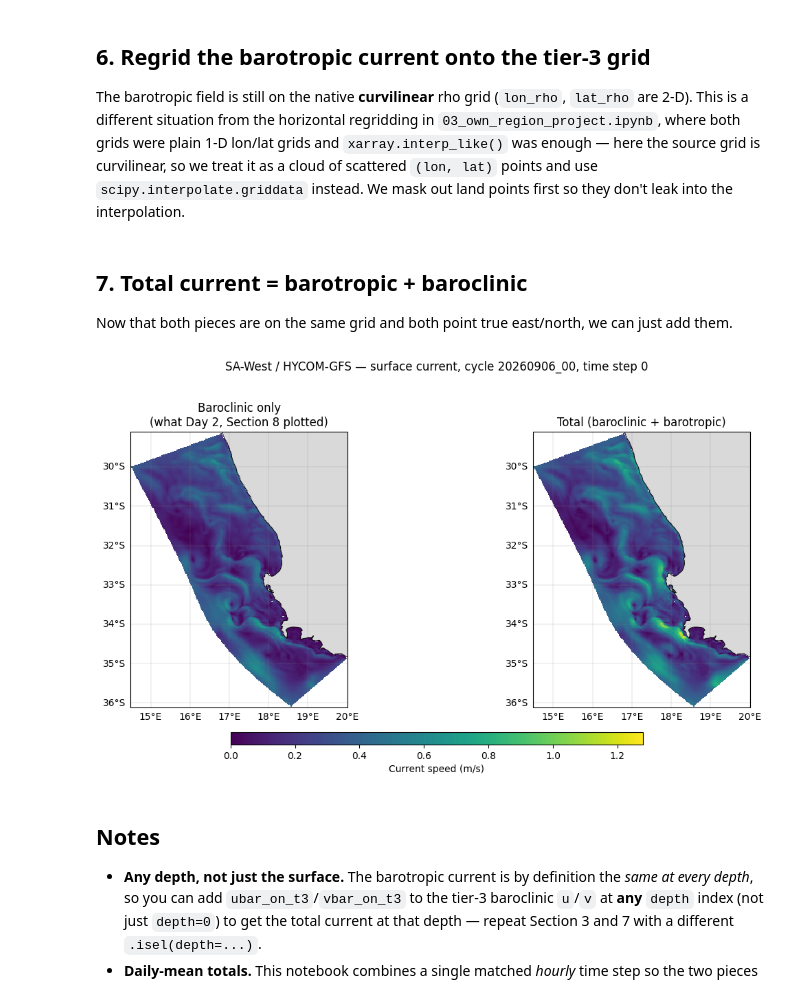
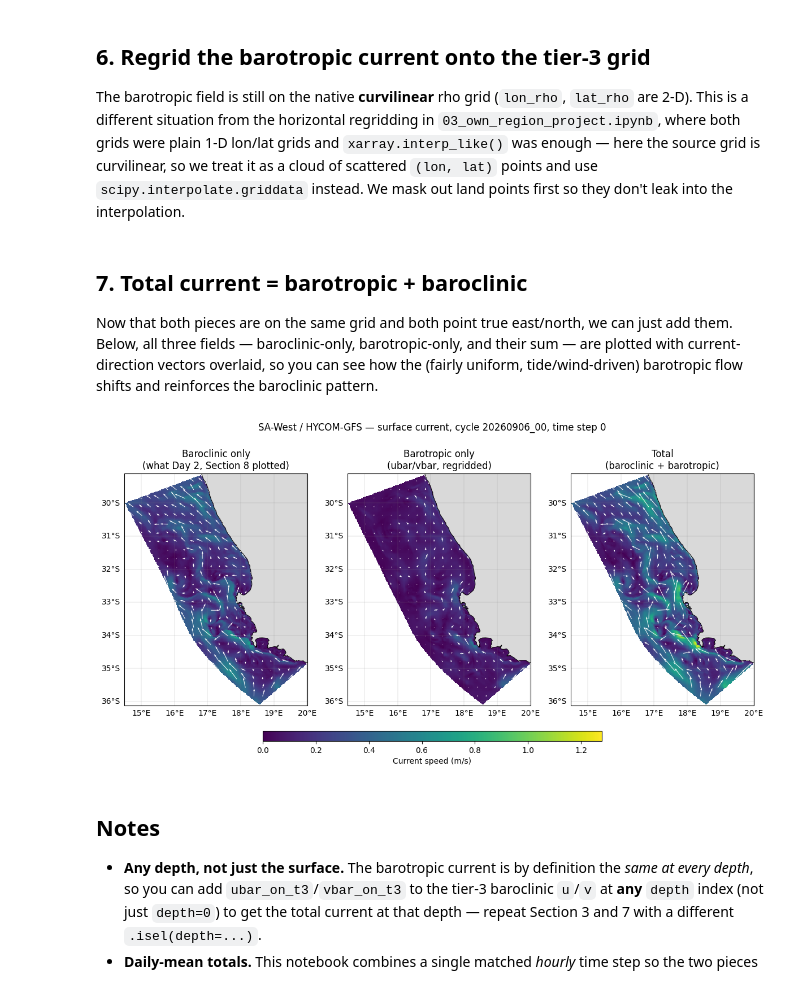
Before and after one commit to lilleannette/Operational-oceanography-tutorials, a Jupyter notebook: 02b_SOMISANA_total_current.ipynb, the cells around one changed output. Saved outputs shown, nothing was run; the diff lists cells and outputs as text; code cells hidden in the pictures.

```diff
--- a/02b_SOMISANA_total_current.ipynb
+++ b/02b_SOMISANA_total_current.ipynb
@@ -163,44 +163,62 @@ vbar_on_t3 = griddata(points, vbar_north[ocean], (lon_t3, lat_t3), method="linea
 # %% [markdown]
 ## 7. Total current = barotropic + baroclinic
 
-Now that both pieces are on the same grid and both point true east/north, we can just add them.
+Now that both pieces are on the same grid and both point true east/north, we can just add them. Below, all three fields — baroclinic-only, barotropic-only, and their sum — are plotted with current-direction vectors overlaid, so you can see how the (fairly uniform, tide/wind-driven) barotropic flow shifts and reinforces the baroclinic pattern.
 # %%
 total_u = baroclinic_u.values + ubar_on_t3
 total_v = baroclinic_v.values + vbar_on_t3
 total_speed = np.sqrt(total_u ** 2 + total_v ** 2)
+
+barotropic_speed = np.sqrt(ubar_on_t3 ** 2 + vbar_on_t3 ** 2)
 
 
 def plot_field(ax, lon, lat, data, cmap="viridis", vmin=None, vmax=None, add_colorbar=True, **kwargs):
     '''Convenience wrapper to plot a 2D (lat, lon) field with cartopy coastlines.'''
     im = ax.pcolormesh(
         lon, lat, data, transform=ccrs.PlateCarree(), cmap=cmap, vmin=vmin, vmax=vmax,
         shading="auto", **kwargs,
     )
     ax.add_feature(cfeature.LAND, facecolor="0.85", zorder=2)
     ax.coastlines(resolution="10m", linewidth=0.7, zorder=3)
     gl = ax.gridlines(draw_labels=True, linewidth=0.3, color="0.5", alpha=0.5)
     gl.top_labels = False
     gl.right_labels = False
     if add_colorbar:
         plt.colorbar(im, ax=ax, shrink=0.85, pad=0.02)
     return im
 
 
-vmax = float(np.nanmax([baroclinic_speed.values, total_speed]))
-fig, axes = plt.subplots(1, 2, figsize=(12, 6), subplot_kw={"projection": ccrs.PlateCarree()})
+def add_current_vectors(ax, lon2d, lat2d, u2d, v2d, step=None, **kwargs):
+    '''Overlay subsampled current-direction arrows on a map (subsampled so it stays readable).'''
+    if step is None:
+        step = max(lon2d.shape[1] // 20, 1)
+    ax.quiver(
+        lon2d[::step, ::step], lat2d[::step, ::step],
+        u2d[::step, ::step], v2d[::step, ::step],
+        transform=ccrs.PlateCarree(), color="white", scale=8, width=0.003, **kwargs,
+    )
 
-im0 = plot_field(axes[0], baroclinic_u.longitude, baroclinic_u.latitude, baroclinic_speed, vmin=0, vmax=vmax, add_colorbar=False)
-axes[0].set_title("Baroclinic only\n(what Day 2, Section 8 plotted)")
 
-im1 = plot_field(axes[1], baroclinic_u.longitude, baroclinic_u.latitude, total_speed, vmin=0, vmax=vmax, add_colorbar=False)
-axes[1].set_title("Total (baroclinic + barotropic)")
+vmax = float(np.nanmax([baroclinic_speed.values, barotropic_speed, total_speed]))
+fig, axes = plt.subplots(1, 3, figsize=(12, 6), subplot_kw={"projection": ccrs.PlateCarree()})
 
-cax = fig.add_axes([0.25, 0.05, 0.5, 0.03])
-fig.colorbar(im1, cax=cax, orientation="horizontal", label="Current speed (m/s)")
+panels = [
+    (baroclinic_speed.values, baroclinic_u.values, baroclinic_v.values, "Baroclinic only\n(what Day 2, Section 8 plotted)"),
+    (barotropic_speed, ubar_on_t3, vbar_on_t3, "Barotropic only\n(ubar/vbar, regridded)"),
+    (total_speed, total_u, total_v, "Total\n(baroclinic + barotropic)"),
+]
+
+for ax, (speed, u, v, title) in zip(axes, panels):
+    im = plot_field(ax, lon_t3, lat_t3, speed, vmin=0, vmax=vmax, add_colorbar=False)
+    add_current_vectors(ax, lon_t3, lat_t3, u, v)
+    ax.set_title(title)
+
+cax = fig.add_axes([0.25, 0.04, 0.5, 0.03])
+fig.colorbar(im, cax=cax, orientation="horizontal", label="Current speed (m/s)")
 fig.suptitle(f"{region} / {config} — surface current, cycle {cycle}, time step {time_step}")
-fig.tight_layout(rect=[0, 0.08, 1, 0.96])
+fig.tight_layout(rect=[0, 0.09, 1, 0.94])
 # %% [output]
-[figure, old version]
+[figure, new version]
 # %% [markdown]
 ## Notes
 - **Any depth, not just the surface.** The barotropic current is by definition the *same at every depth*, so you can add `ubar_on_t3`/`vbar_on_t3` to the tier-3 baroclinic `u`/`v` at **any** `depth` index (not just `depth=0`) to get the total current at that depth — repeat Section 3 and 7 with a different `.isel(depth=...)`.
```
Also changed, not shown: parts of 1 cell of this notebook.
